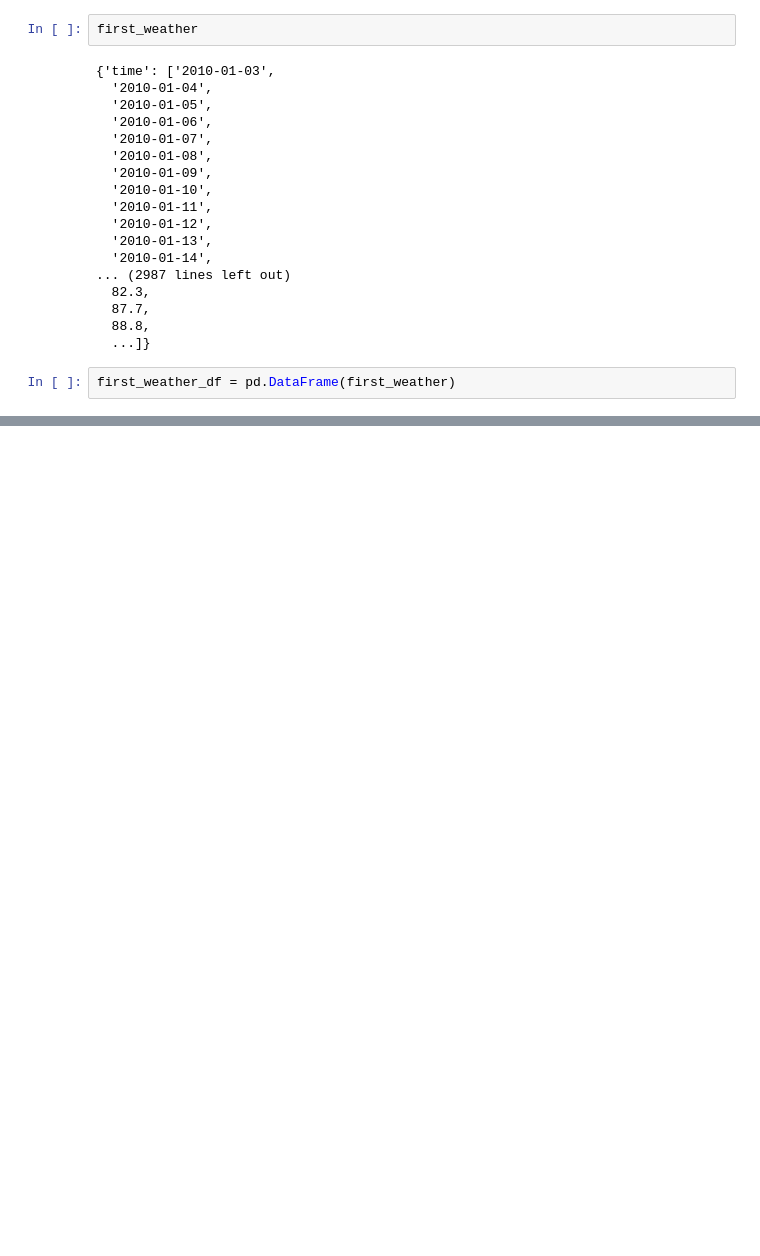
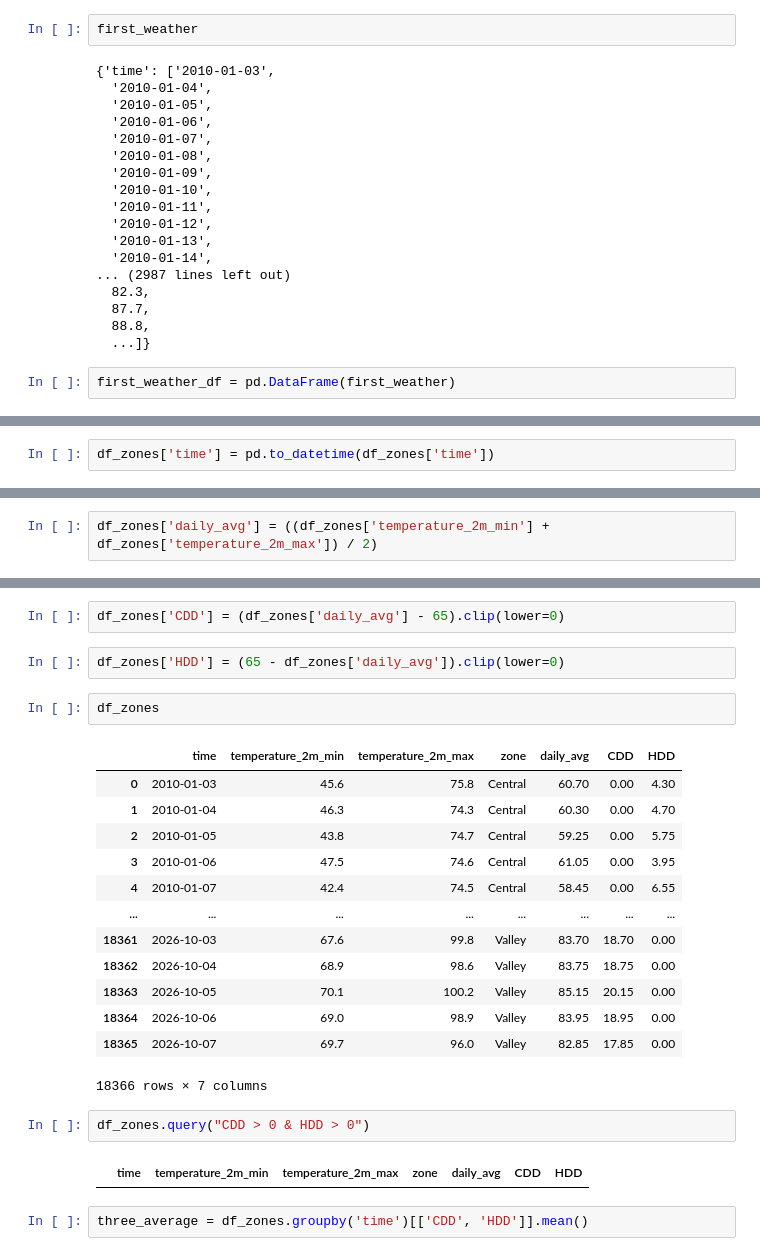
Before and after one commit to ShahSalar/demand-forecasting-hvac, a Jupyter notebook: notebooks/weather.ipynb, the cells around one changed output, grey strips where cells are left out. Drawn from its saved outputs; the diff is of its cells as text; blank space fills up the shorter version.

```diff
--- a/notebooks/weather.ipynb
+++ b/notebooks/weather.ipynb
@@ -107,0 +202,2 @@ weather_df.shape
+# %%
+df_zones['time'] = pd.to_datetime(df_zones['time'])
@@ -107,0 +228,2 @@ weather_df.shape
+# %%
+df_zones['daily_avg'] = ((df_zones['temperature_2m_min'] + df_zones['temperature_2m_max']) / 2)
@@ -107,0 +246,26 @@ weather_df.shape
+# %%
+df_zones['CDD'] = (df_zones['daily_avg'] - 65).clip(lower=0)
+# %%
+df_zones['HDD'] = (65 - df_zones['daily_avg']).clip(lower=0)
+# %%
+df_zones
+# %% [output]
+|  | time | temperature_2m_min | temperature_2m_max | zone | daily_avg | CDD | HDD |
+| 0 | 2010-01-03 | 45.6 | 75.8 | Central | 60.70 | 0.00 | 4.30 |
+| 1 | 2010-01-04 | 46.3 | 74.3 | Central | 60.30 | 0.00 | 4.70 |
+| 2 | 2010-01-05 | 43.8 | 74.7 | Central | 59.25 | 0.00 | 5.75 |
+| 3 | 2010-01-06 | 47.5 | 74.6 | Central | 61.05 | 0.00 | 3.95 |
+| 4 | 2010-01-07 | 42.4 | 74.5 | Central | 58.45 | 0.00 | 6.55 |
+| ... | ... | ... | ... | ... | ... | ... | ... |
+| 18361 | 2026-10-03 | 67.6 | 99.8 | Valley | 83.70 | 18.70 | 0.00 |
+| 18362 | 2026-10-04 | 68.9 | 98.6 | Valley | 83.75 | 18.75 | 0.00 |
+| 18363 | 2026-10-05 | 70.1 | 100.2 | Valley | 85.15 | 20.15 | 0.00 |
+| 18364 | 2026-10-06 | 69.0 | 98.9 | Valley | 83.95 | 18.95 | 0.00 |
+| 18365 | 2026-10-07 | 69.7 | 96.0 | Valley | 82.85 | 17.85 | 0.00 |
+18366 rows × 7 columns
+# %%
+df_zones.query("CDD > 0 & HDD > 0")
+# %% [output]
+|  | time | temperature_2m_min | temperature_2m_max | zone | daily_avg | CDD | HDD |
+# %%
+three_average = df_zones.groupby('time')[['CDD', 'HDD']].mean()
```
Also changed, not shown: parts of 32 cells of this notebook, 2 other files.
